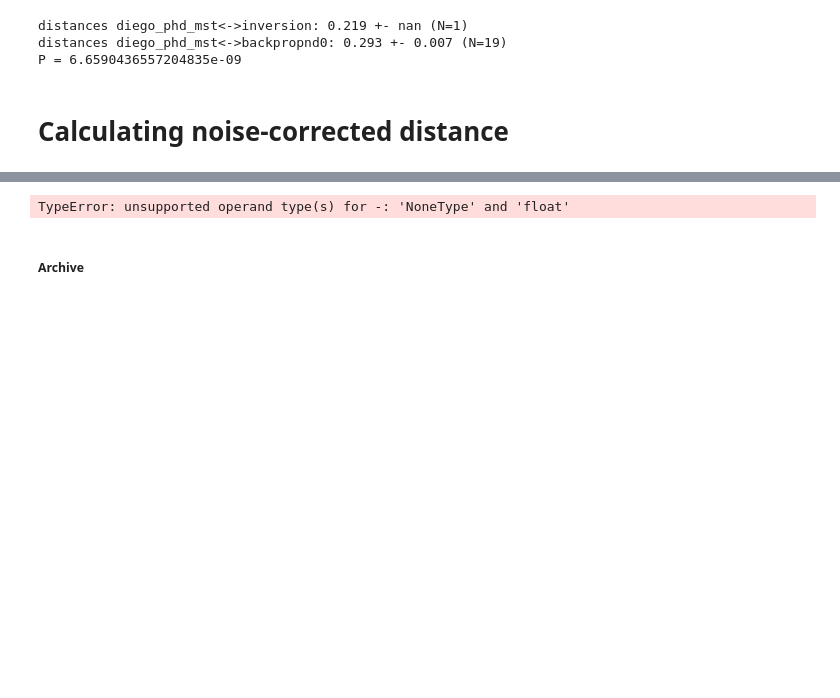
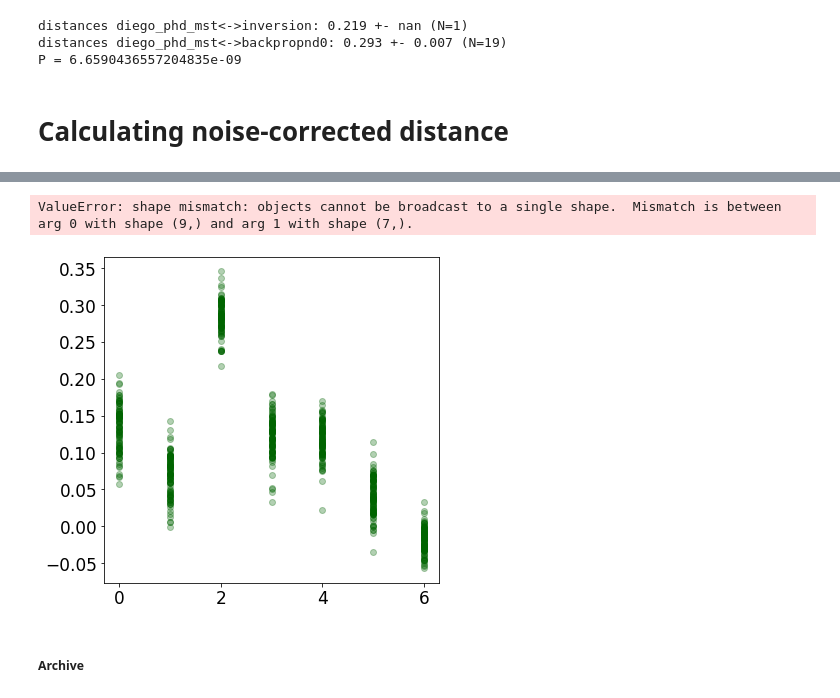
Before and after one commit to azaho/ccn_story3, a Jupyter notebook: netdist.ipynb, the cells around one changed output, grey strips where cells are left out. Saved outputs shown, nothing was run; the diff lists cells and outputs as text; code cells hidden in the pictures; blank space fills up the shorter version.

```diff
--- a/netdist.ipynb
+++ b/netdist.ipynb
@@ -765,5 +792,5 @@ Ttest_indResult(statistic=-6.572565539039973, pvalue=2.1418314899102794e-10)
 # %%
-distances_list = [(x-distances_a1a2)/(1-distances_a1a2) for x in comparison_distances]
+distances_list = [(x-distances_a1a2)/(1-distances_a1a2) for x in comparison_distances if x is not None]
 labels = comparison_networks_names
 
 means = []
@@ -776,34 +803,35 @@ for distances in distances_list:
 
 x = np.arange(len(labels))  # the label locations
 width = 0.8  # the width of the bars
 
 fig, ax = plt.subplots(figsize=(6, 6))
 plt.rc('font', **{'family': 'DejaVu Sans', 'weight': 'normal', 'size': 17})
 
 # Add data points
 for i, mean in enumerate(means):
     y_values = distances_list[i]
     ax.scatter([i]*len(y_values), y_values, color='darkgreen', zorder=0, alpha=0.3)
 
 # Create bars with error bars
 rects1 = ax.bar(x, means, width, yerr=errors, color="green", alpha=0.7, label='Means', capsize=10)
 
 # Labels and titles
 ax.set_ylabel('norm. Procrustes distance')
 ax.set_title(f'distances to {neuraldata_name}')
 ax.set_xticks(x)
 ax.set_xticklabels(labels, rotation=90)
 ax.axhline(0, color='black')
 plt.gca().spines['top'].set_visible(False)
 plt.gca().spines['right'].set_visible(False)
 #ax.legend()
 
 fig.tight_layout()
 
 # Show plot
 plt.show()
 # %% [output]
-TypeError: unsupported operand type(s) for -: 'NoneType' and 'float'
+ValueError: shape mismatch: objects cannot be broadcast to a single shape.  Mismatch is between arg 0 with shape (9,) and arg 1 with shape (7,).
+[figure, added]
 # %% [markdown]
 ##### Archive
 # %%
```
Also changed, not shown: parts of 10 cells of this notebook, 2 other files.
